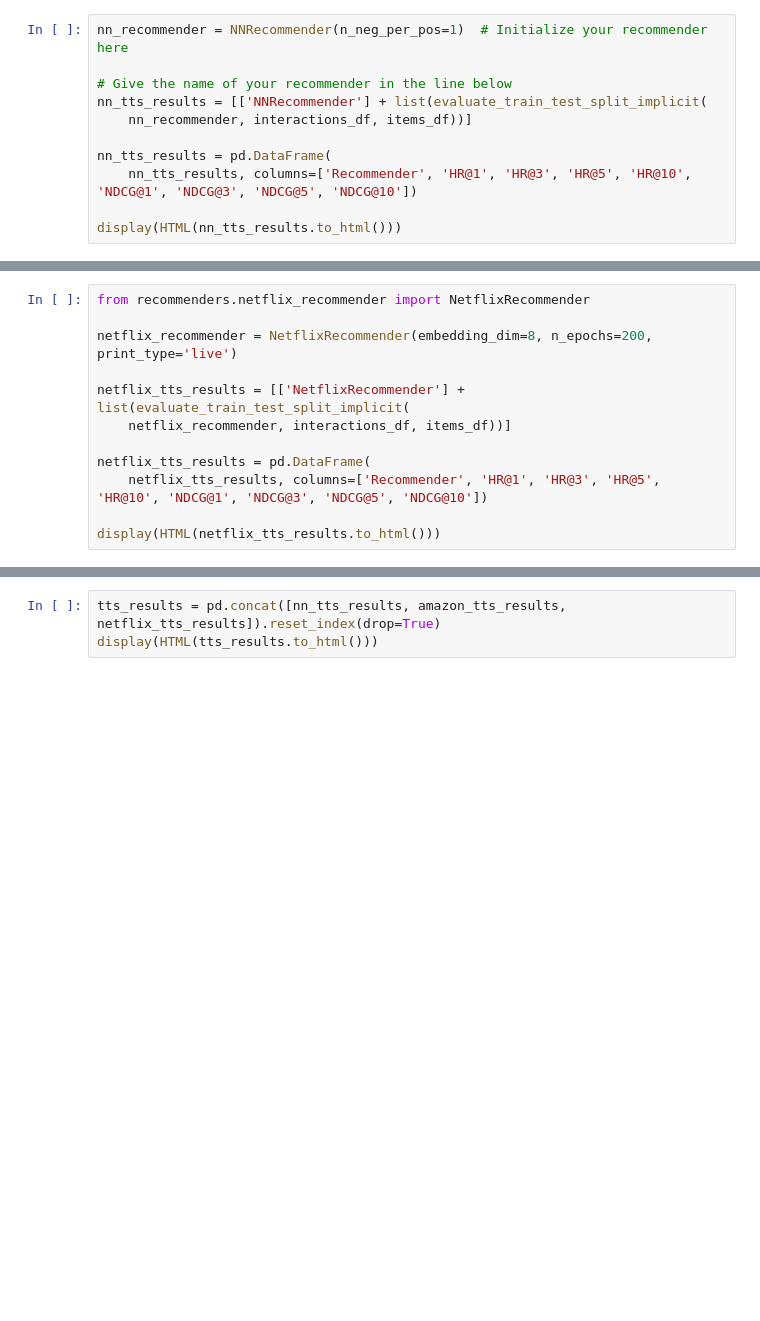
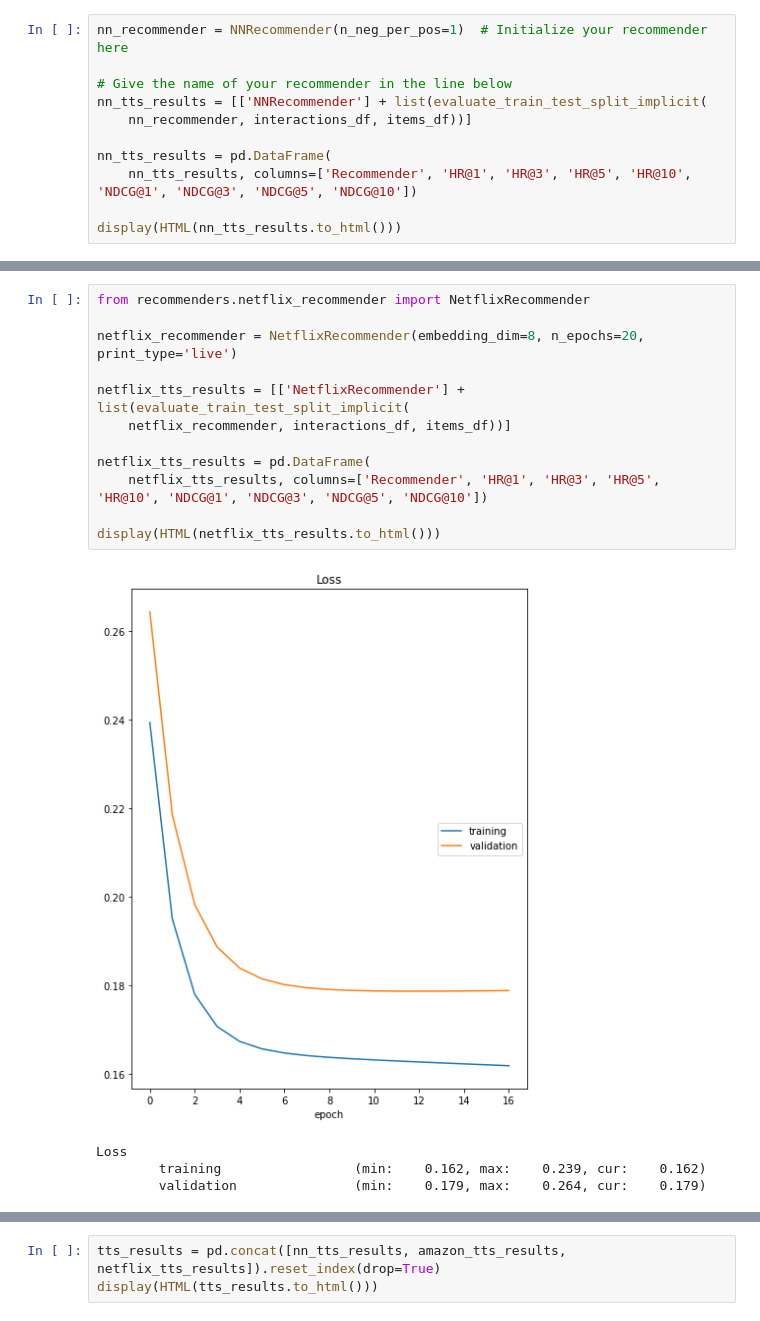
Before and after one commit to e-lawniczak/rsc-project-2, a Jupyter notebook: project_2_recommender_and_evaluation.ipynb, the cells around one changed output, grey strips where cells are left out. Saved outputs shown, nothing was run; the diff lists cells and outputs as text; blank space fills up the shorter version.

```diff
--- a/project_2_recommender_and_evaluation.ipynb
+++ b/project_2_recommender_and_evaluation.ipynb
@@ -619,12 +679,17 @@ display(HTML(amazon_tts_results.to_html()))
 # %%
 from recommenders.netflix_recommender import NetflixRecommender
 
-netflix_recommender = NetflixRecommender(embedding_dim=8, n_epochs=200, print_type='live')
+netflix_recommender = NetflixRecommender(embedding_dim=8, n_epochs=20, print_type='live')
 
 netflix_tts_results = [['NetflixRecommender'] + list(evaluate_train_test_split_implicit(
     netflix_recommender, interactions_df, items_df))]
 
 netflix_tts_results = pd.DataFrame(
     netflix_tts_results, columns=['Recommender', 'HR@1', 'HR@3', 'HR@5', 'HR@10', 'NDCG@1', 'NDCG@3', 'NDCG@5', 'NDCG@10'])
 
 display(HTML(netflix_tts_results.to_html()))
+# %% [output]
+[figure, added]
+Loss
+        training                 (min:    0.162, max:    0.239, cur:    0.162)
+        validation               (min:    0.179, max:    0.264, cur:    0.179)
```
Also changed, not shown: parts of 5 cells of this notebook, 5 other files.
